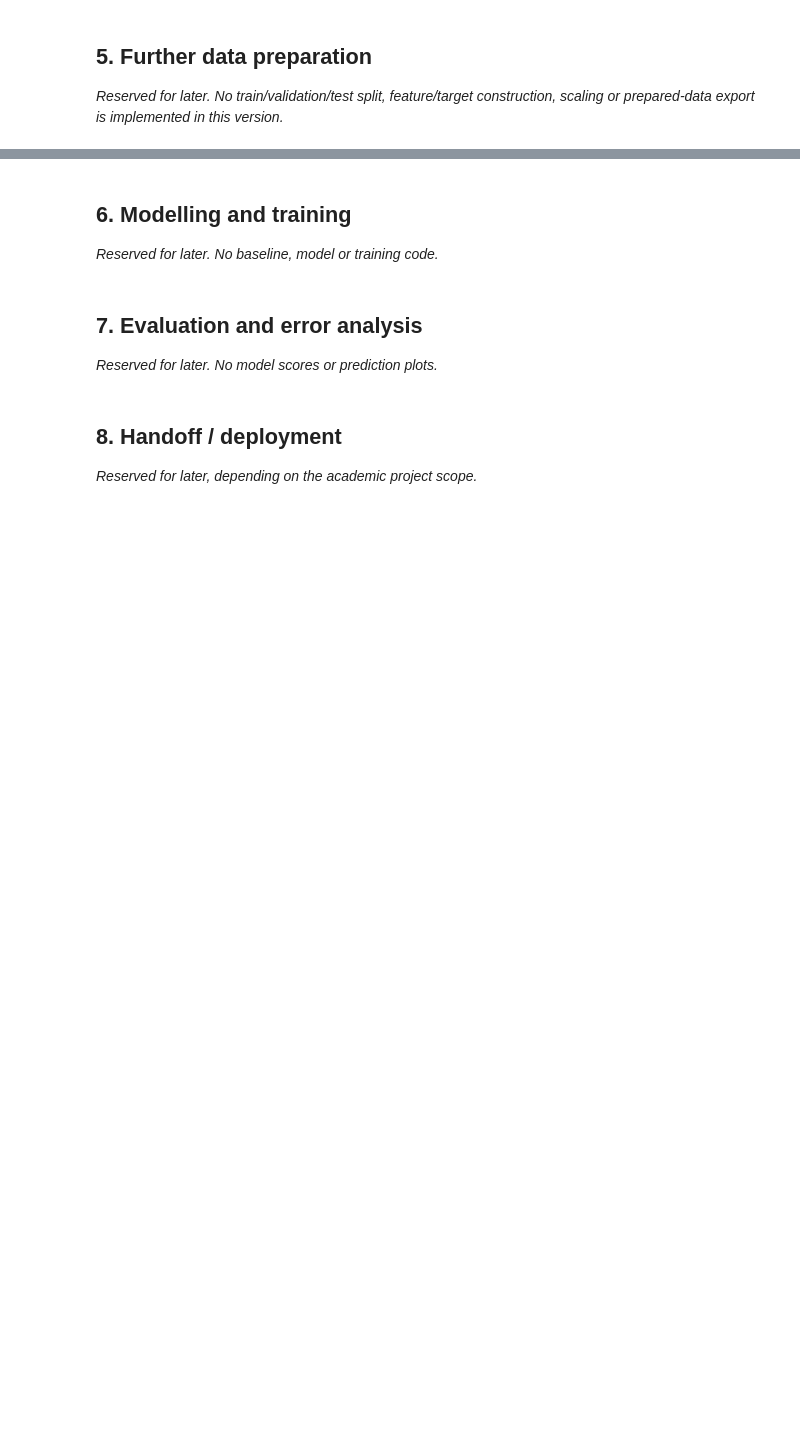
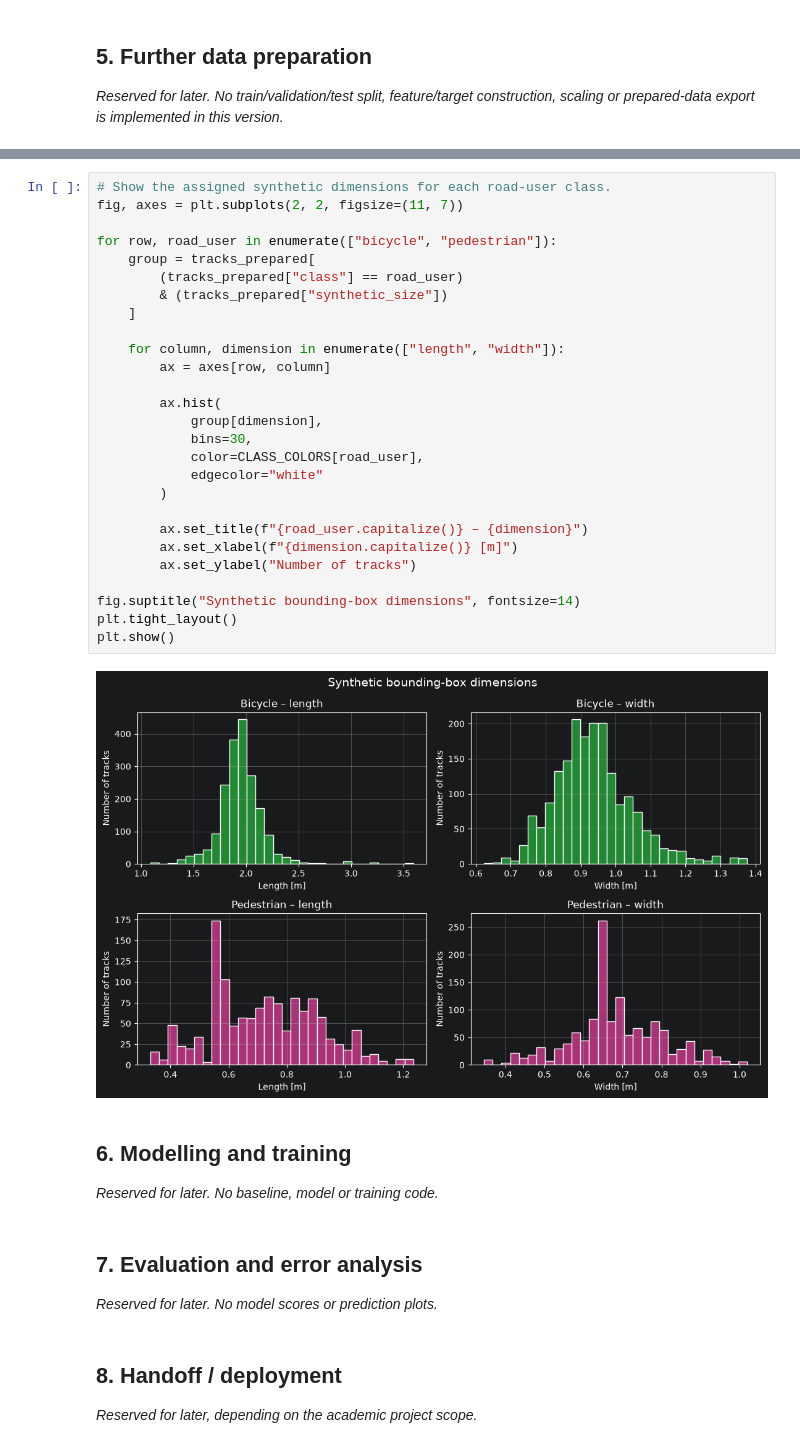
Before and after one commit to web-hannes/ai-infrastructure-p1a, a Jupyter notebook: inD_project_notebook_phase_structure.ipynb, the cells around one changed output, grey strips where cells are left out. Saved outputs shown, nothing was run; the diff lists cells and outputs as text; blank space fills up the shorter version.

```diff
--- a/inD_project_notebook_phase_structure.ipynb
+++ b/inD_project_notebook_phase_structure.ipynb
@@ -1760,3 +1974,32 @@ Training set: 7,290 tracks  · 33 recordings  · 4 locations
+# %%
+# Show the assigned synthetic dimensions for each road-user class.
+fig, axes = plt.subplots(2, 2, figsize=(11, 7))
+
+for row, road_user in enumerate(["bicycle", "pedestrian"]):
+    group = tracks_prepared[
+        (tracks_prepared["class"] == road_user)
+        & (tracks_prepared["synthetic_size"])
+    ]
+
+    for column, dimension in enumerate(["length", "width"]):
+        ax = axes[row, column]
+
+        ax.hist(
+            group[dimension],
+            bins=30,
+            color=CLASS_COLORS[road_user],
+            edgecolor="white"
+        )
+
+        ax.set_title(f"{road_user.capitalize()} – {dimension}")
+        ax.set_xlabel(f"{dimension.capitalize()} [m]")
+        ax.set_ylabel("Number of tracks")
+
+fig.suptitle("Synthetic bounding-box dimensions", fontsize=14)
+plt.tight_layout()
+plt.show()
+# %% [output]
+[figure, added]
 # %% [markdown]
 ## 6. Modelling and training
 
```
Also changed, not shown: parts of 25 cells of this notebook, 2 other files.
